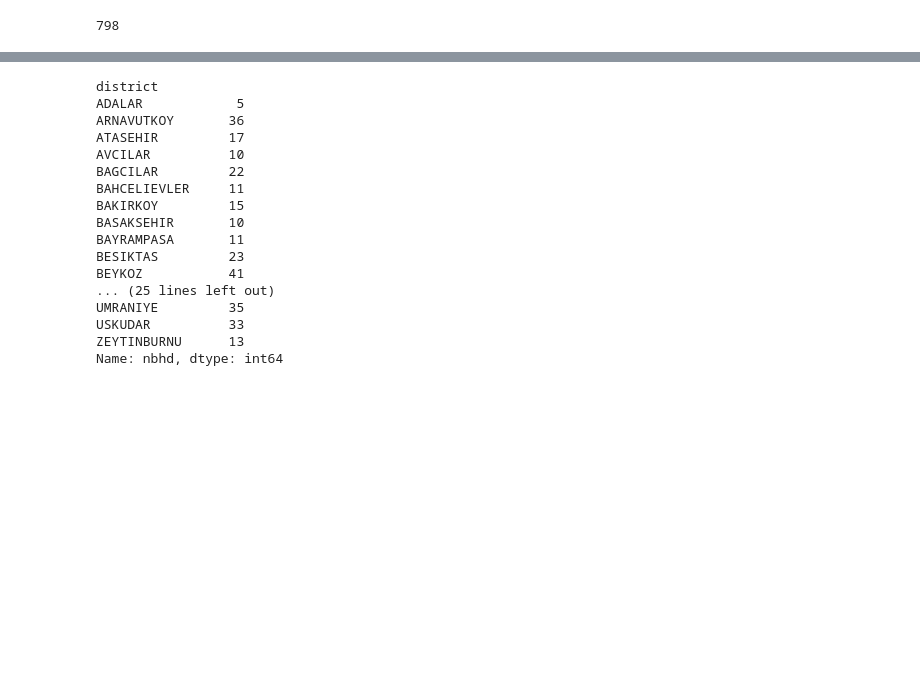
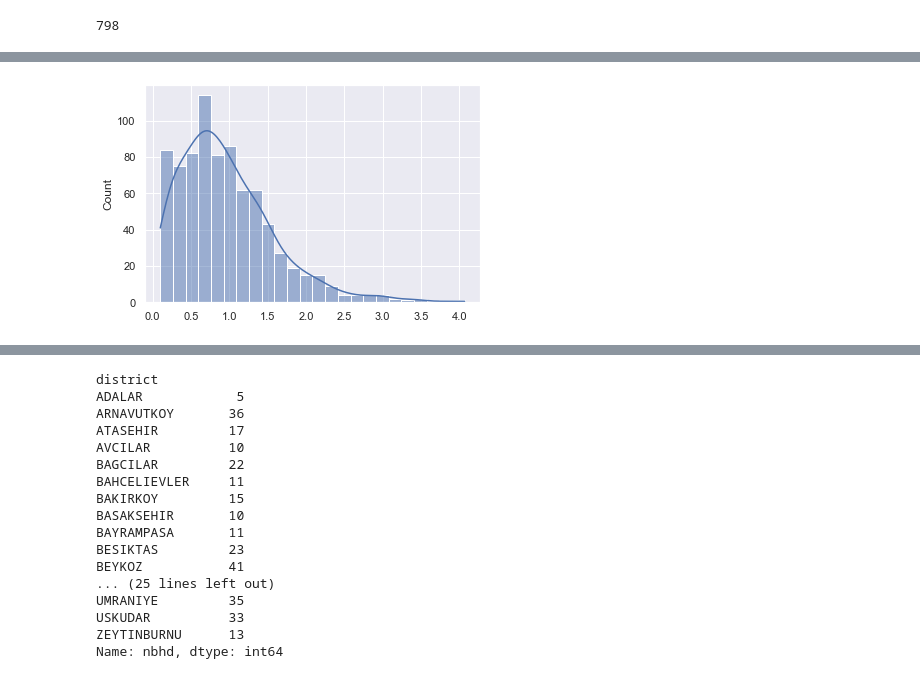
Before and after one commit to ercansen/istanbul, a Jupyter notebook: istanbul.ipynb, the cells around one changed output, grey strips where cells are left out. Saved outputs shown, nothing was run; the diff lists cells and outputs as text; code cells hidden in the pictures; blank space fills up the shorter version.

```diff
--- a/istanbul.ipynb
+++ b/istanbul.ipynb
@@ -1432,3 +1455,5 @@ socio_filtered = socio_filtered.reset_index()
 len(socio_filtered)
 # %% [output]
 798
+# %%
+socio_filtered = socio_filtered.set_index('nbhd_id')
@@ -1434,0 +1468,18 @@ len(socio_filtered)
+# %%
+# Imports SQL output csv files
+reelect19 = pd.read_csv('/Users/ercansen/Dropbox/apps/istanbul/sql outputs/reelect_19.csv')
+local19 = pd.read_csv('/Users/ercansen/Dropbox/apps/istanbul/sql outputs/local_19.csv')
+mp18 = pd.read_csv('/Users/ercansen/Dropbox/apps/istanbul/sql outputs/mp_18.csv')
+pres18 = pd.read_csv('/Users/ercansen/Dropbox/apps/istanbul/sql outputs/pres_18.csv')
+ref17 = pd.read_csv('/Users/ercansen/Dropbox/apps/istanbul/sql outputs/ref_17.csv')
+gen_nov15 = pd.read_csv('/Users/ercansen/Dropbox/apps/istanbul/sql outputs/gen_nov_15.csv')
+gen_jun15 = pd.read_csv('/Users/ercansen/Dropbox/apps/istanbul/sql outputs/gen_jun_15.csv')
+# %%
+# Re-indexes so that only the same subset of neighborhoods in filtered socioeconomic data remains
+reelect19 = reelect19.set_index('nbhd_id').reindex(socio_filtered.index).sort_index()
+local19 = local19.set_index('nbhd_id').reindex(socio_filtered.index).sort_index()
+mp18 = mp18.set_index('nbhd_id').reindex(socio_filtered.index).sort_index()
+pres18 = pres18.set_index('nbhd_id').reindex(socio_filtered.index).sort_index()
+ref17 = ref17.set_index('nbhd_id').reindex(socio_filtered.index).sort_index()
+gen_nov15 = gen_nov15.set_index('nbhd_id').reindex(socio_filtered.index).sort_index()
+gen_jun15 = gen_jun15.set_index('nbhd_id').reindex(socio_filtered.index).sort_index()
@@ -1434,0 +1510,8 @@ len(socio_filtered)
+# %%
+# Creates the first gov:opp ratio target
+gov_opp_19_6 = reelect19['cum_mil_hi'].to_numpy()
+# %%
+sns.histplot(gov_opp_19_6[gov_opp_19_6 < 5], kde=True)
+plt.show()
+# %% [output]
+[figure, added]
```
Also changed, not shown: parts of 52 cells of this notebook.
